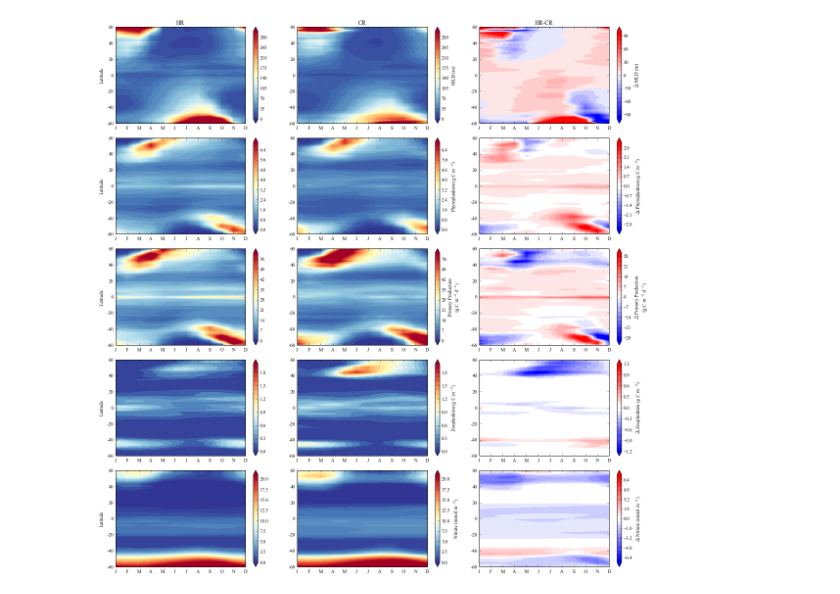
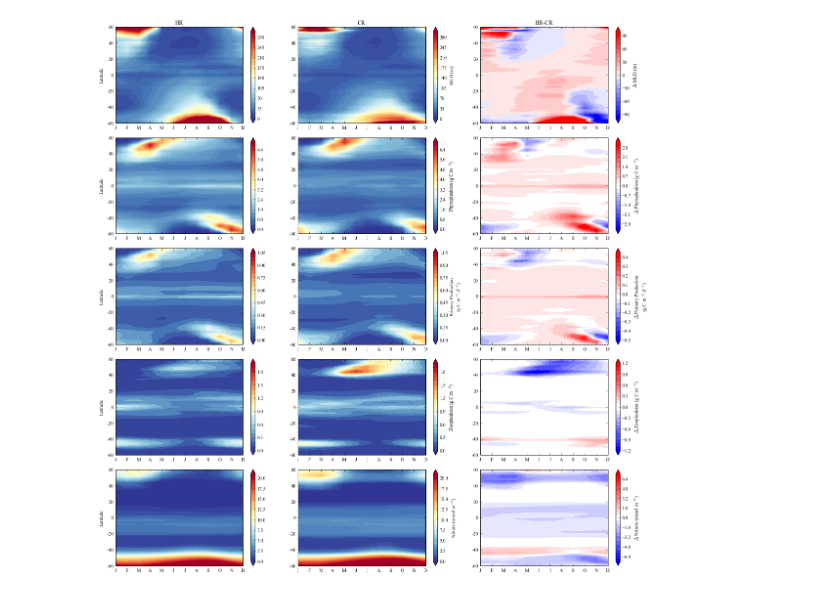
Before and after one commit to sophieclayton/model_comparison, a Jupyter notebook: python_figures/monthly_hovmoller.ipynb, the cells around one changed output. Saved outputs shown, nothing was run; the diff lists cells and outputs as text; code cells hidden in the pictures.

Commit message:
fixed PP units on hovmoller plot

```diff
--- a/python_figures/monthly_hovmoller.ipynb
+++ b/python_figures/monthly_hovmoller.ipynb
@@ -203,8 +203,8 @@ axarr[1,2].set_xticks(range(0, 12, 1))
 axarr[1,2].set_xticklabels(months)
 
 ## PP ##
-s_d = 60*60*24*106 # mmol C m^-2 day^-1
-h3 = axarr[2,0].contourf((binnedhr[:,:,1]).transpose(1,0)*s_d, levels = np.arange(0,61,1),cmap=palette2, extend = 'both')
+s_d = 106*12/1000*60*60*24 # mmol C m^-2 day^-1
+h3 = axarr[2,0].contourf((binnedhr[:,:,1]).transpose(1,0)*s_d, levels = np.arange(0,1.1,0.05),cmap=palette2, extend = 'both')
 cbar7 = plt.colorbar(h3, ax=axarr[2,0])
 axarr[2,0].axis([ 0,11,20,140])
 axarr[2,0].set_yticks(range(20,150,20))
@@ -213,7 +213,7 @@ axarr[2,0].set_xticks(range(0, 12, 1))
 axarr[2,0].set_xticklabels(months)
 axarr[2,0].set_ylabel('Latitude')
 
-c3 = axarr[2,1].contourf((binnedcr[:,:,1]).transpose(1,0)*s_d, levels = np.arange(0, 61,1),cmap=palette2, extend = 'both')
+c3 = axarr[2,1].contourf((binnedcr[:,:,1]).transpose(1,0)*s_d, levels = np.arange(0, 1.1, 0.05),cmap=palette2, extend = 'both')
 cbar8 = plt.colorbar(c3, ax=axarr[2,1])
 cbar8.set_label(r'Primary Production' '\n' r'(g C m$^{-2}$ d$^{-1}$)', rotation =90)
 axarr[2,1].axis([ 0,11,20,140])
@@ -222,7 +222,7 @@ axarr[2,1].set_yticklabels(lats)
 axarr[2,1].set_xticks(range(0, 12, 1))
 axarr[2,1].set_xticklabels(months)
 
-d3 = axarr[2,2].contourf(((binnedhr[:,:,1]-binnedcr[:,:,1])).transpose(1,0)*s_d, levels = np.arange(-30, 31,1),cmap=palette1, extend = 'both')
+d3 = axarr[2,2].contourf(((binnedhr[:,:,1]-binnedcr[:,:,1])).transpose(1,0)*s_d, levels = np.arange(-0.5, 0.5,0.05),cmap=palette1, extend = 'both')
 #axarr[2,2].contour((binnedhr[:,:,1]-binnedcr[:,:,1]).transpose(1,0), levels = [0], colors = 'k', linestyles='solid')
 
 cbar9 = plt.colorbar(d3, ax=axarr[2,2])
@@ -270,31 +270,31 @@ axarr[4,0].axis([ 0,11,20,140])
 axarr[4,0].set_yticks(range(20,150,20))
 axarr[4,0].set_yticklabels(lats)
 axarr[4,0].set_xticks(range(0, 12, 1))
 axarr[4,0].set_xticklabels(months)
 axarr[4,0].set_ylabel('Latitude')
 
 c5 = axarr[4,1].contourf((binnedcr[:,:,3]).transpose(1,0), levels = np.arange(0,21.5,0.5),cmap=palette2, extend = 'both')
 cbar14 = plt.colorbar(c5, ax=axarr[4,1])
 cbar14.set_label(r'Nitrate (mmol m$^{-3}$)', rotation =90)
 axarr[4,1].axis([ 0,11,20,140])
 axarr[4,1].set_yticks(range(20,150,20))
 axarr[4,1].set_yticklabels(lats)
 axarr[4,1].set_xticks(range(0, 12, 1))
 axarr[4,1].set_xticklabels(months)
 
 d5 = axarr[4,2].contourf(((binnedhr[:,:,3]-binnedcr[:,:,3])).transpose(1,0), levels = np.arange(-7.2, 7.4,0.2),cmap=palette1, extend = 'both')
 #axarr[4,2].contour((binnedhr[:,:,3]-binnedcr[:,:,3]).transpose(1,0), levels = [0], colors = 'k', linestyles='solid')
 
 cbar15 = plt.colorbar(d5, ax=axarr[4,2])
 cbar15.set_label(r'$\Delta$ Nitrate (mmol m$^{-3}$)', rotation =90)
 axarr[4,2].axis([ 0,11,20,140])
 axarr[4,2].set_yticks(range(20,150,20))
 axarr[4,2].set_yticklabels(lats)
 axarr[4,2].set_xticks(range(0, 12, 1))
 axarr[4,2].set_xticklabels(months)
 
 plt.show()
 
 f1.savefig('/Users/sclayton/Google Drive/work/comparison/review/figures/hovmoller.png', bbox_inches='tight', dpi=600)
 # %% [output]
-[figure, old version]
+[figure, new version]
```
